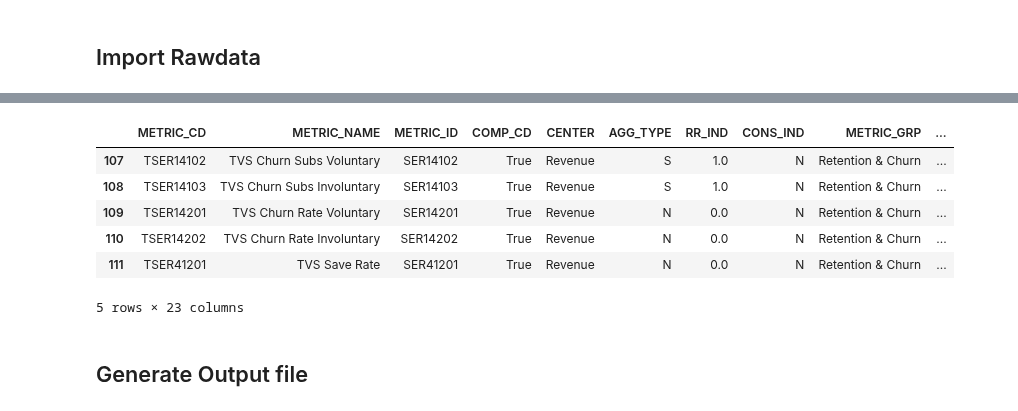
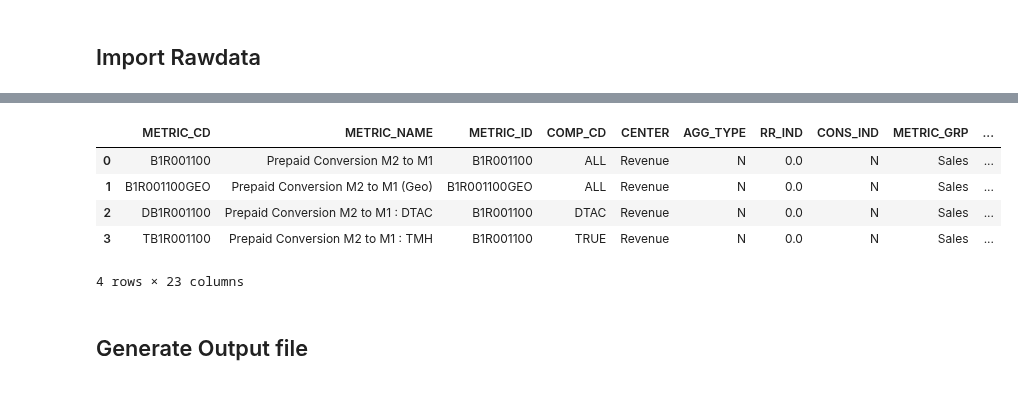
Before and after one commit to ruzlim/Jupyter, a Jupyter notebook: ETL/CFW/Import-Metric Master List.ipynb, the cells around one changed output, grey strips where cells are left out. Saved outputs shown, nothing was run; the diff lists cells and outputs as text; code cells hidden in the pictures.

```diff
--- a/ETL/CFW/Import-Metric Master List.ipynb
+++ b/ETL/CFW/Import-Metric Master List.ipynb
@@ -33,24 +33,27 @@ src_df.head(3)
 # %%
 cols = ['METRIC_CD', 'METRIC_NAME', 'METRIC_ID', 'COMP_CD', 'CENTER', 'AGG_TYPE', 'RR_IND', 'CONS_IND', 'METRIC_GRP', 'METRIC_SUB_GRP', 'PRODUCT_GRP', 'GRY_IND', 'UOM', 'DEF', 'CAL', 'CORPORATE', 'MICRO_ORG', 'METRIC_TYPE', 'RADAR', 'KPI_TYPE', 'LIST', 'REMARK', 'Data Source']
 tmp_df = src_df[cols]
 
 # Filter
 tmp_df = tmp_df.loc[tmp_df['CENTER'].isin(['Revenue', 'Sales', 'Profitability'])]
 tmp_df = tmp_df.loc[~tmp_df['METRIC_CD'].str.contains('[0-9]C$|[0-9]H$|[0-9]MCOM$|[0-9]CUS$')]
-tmp_df = tmp_df.loc[~tmp_df['METRIC_NAME'].str.contains('\(Geo\)')]
-tmp_df = tmp_df.loc[tmp_df['PRODUCT_GRP']=='TVS']
+tmp_df = tmp_df.loc[~tmp_df['METRIC_CD'].str.contains('[0-9]A[A-K]$')]
+# tmp_df = tmp_df.loc[~tmp_df['METRIC_NAME'].str.contains('\(Geo\)')]
+# tmp_df = tmp_df.loc[tmp_df['PRODUCT_GRP']=='TVS']
+tmp_df = tmp_df.loc[tmp_df['METRIC_NAME'].str.contains('Prepaid Conversion M2 to M1')]
+# Prepaid Conversion M2 to M1
+
 # src_df = src_df.replace(np.nan, None)
 tmp_df = tmp_df.reset_index(drop=True)
 
 tmp_df.tail()
 # %% [output]
 |  | METRIC_CD | METRIC_NAME | METRIC_ID | COMP_CD | CENTER | AGG_TYPE | RR_IND | CONS_IND | METRIC_GRP | ... |
-| 107 | TSER14102 | TVS Churn Subs Voluntary | SER14102 | True | Revenue | S | 1.0 | N | Retention & Churn | ... |
-| 108 | TSER14103 | TVS Churn Subs Involuntary | SER14103 | True | Revenue | S | 1.0 | N | Retention & Churn | ... |
-| 109 | TSER14201 | TVS Churn Rate Voluntary | SER14201 | True | Revenue | N | 0.0 | N | Retention & Churn | ... |
-| 110 | TSER14202 | TVS Churn Rate Involuntary | SER14202 | True | Revenue | N | 0.0 | N | Retention & Churn | ... |
-| 111 | TSER41201 | TVS Save Rate | SER41201 | True | Revenue | N | 0.0 | N | Retention & Churn | ... |
+| 0 | B1R001100 | Prepaid Conversion M2 to M1 | B1R001100 | ALL | Revenue | N | 0.0 | N | Sales | ... |
+| 1 | B1R001100GEO | Prepaid Conversion M2 to M1 (Geo) | B1R001100GEO | ALL | Revenue | N | 0.0 | N | Sales | ... |
+| 2 | DB1R001100 | Prepaid Conversion M2 to M1 : DTAC | B1R001100 | DTAC | Revenue | N | 0.0 | N | Sales | ... |
+| 3 | TB1R001100 | Prepaid Conversion M2 to M1 : TMH | B1R001100 | TRUE | Revenue | N | 0.0 | N | Sales | ... |
-5 rows × 23 columns
+4 rows × 23 columns
 # %% [markdown]
 ## Generate Output file
 # %%
```
Also changed, not shown: parts of 1 cell of this notebook, 2 other files.
